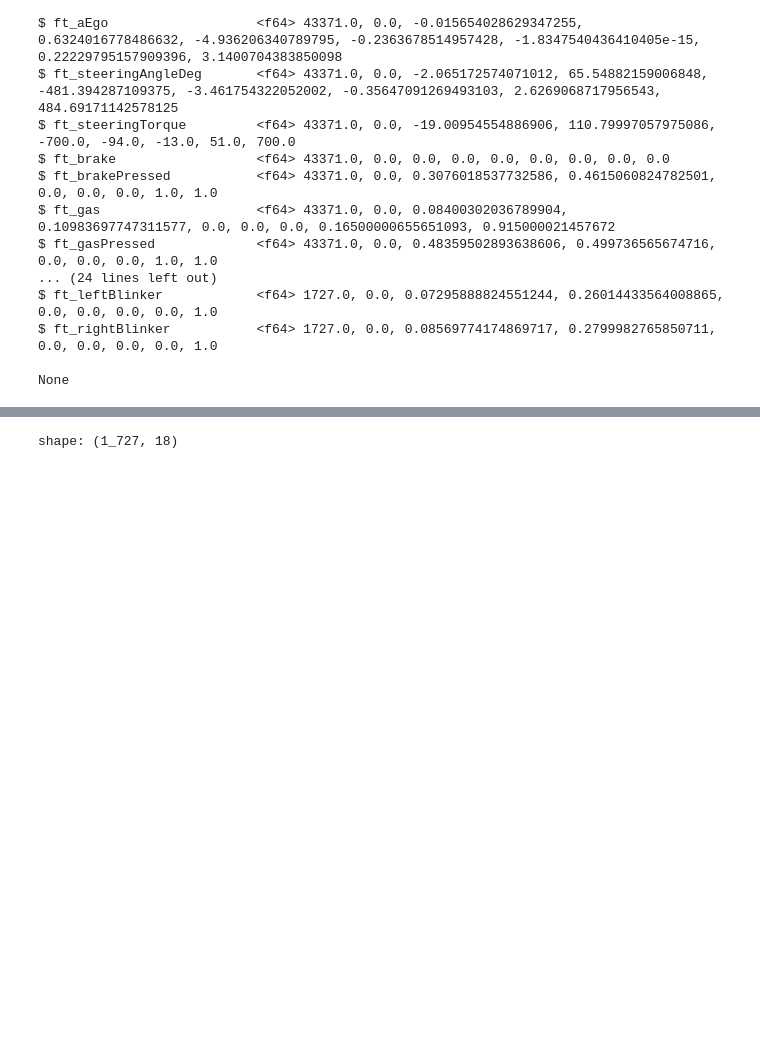
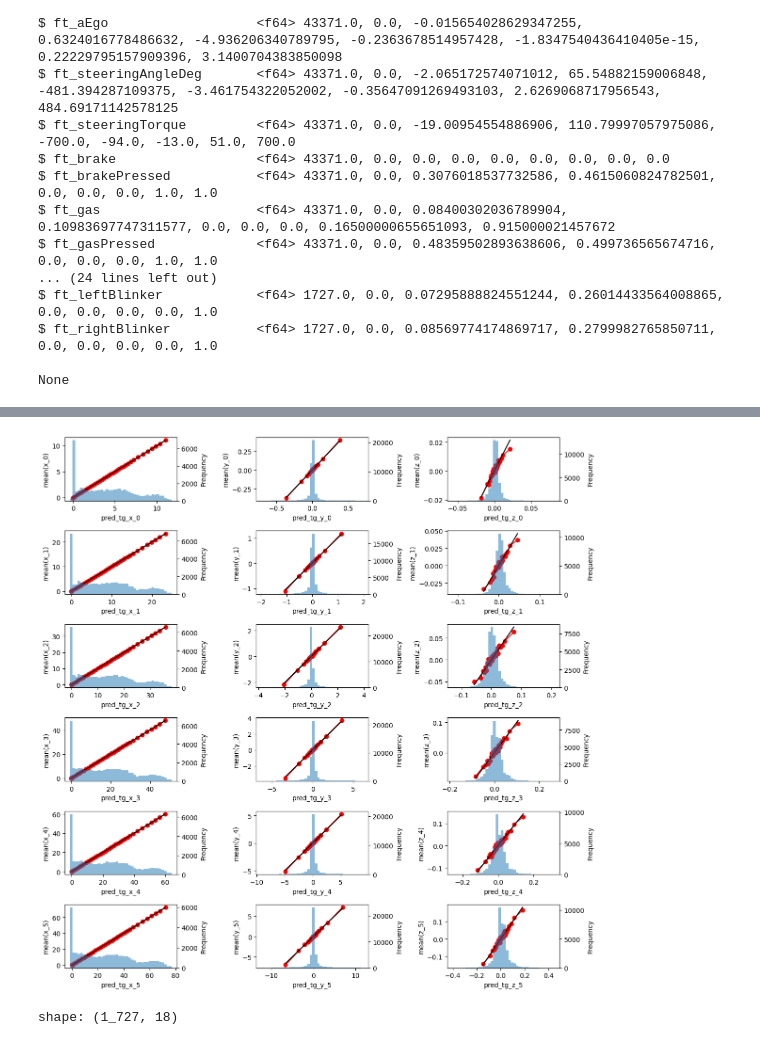
Before and after one commit to statsu1990/atmacup_18, a Jupyter notebook: experiments/main/v00/v00_00_00/main.ipynb, the cells around one changed output, grey strips where cells are left out. Saved outputs shown, nothing was run; the diff lists cells and outputs as text; code cells hidden in the pictures; blank space fills up the shorter version.

```diff
--- a/experiments/main/v00/v00_00_00/main.ipynb
+++ b/experiments/main/v00/v00_00_00/main.ipynb
@@ -291,6 +291,8 @@ And if memory is not enough, you can set `force_col_wise=true`.
 [100]   train's rmse: 0.257718  valid's rmse: 0.26972
 # %%
 oof_preds = oof_preds.select(pl.all().name.prefix("pred_"))
+pred_cols = oof_preds.columns
+
 tr_df = pl.concat([tr_df, oof_preds], how="horizontal")
 tr_df
 # %% [output]
@@ -352,6 +354,75 @@ scores
  'score_pred_tg_z_4': 0.14689820450725732,
  'score_pred_tg_z_5': 0.18033899832132438,
  'avg': 0.25101764168863683}
+# %%
+def _create_ax_calibration_curve(
+    ax: plt.Axes,
+    df: pl.DataFrame,
+    x_col: str,
+    y_col: str,
+    n_bins: int = 30,
+) -> plt.Axes:
+    """
+    キャリブレーションカーブのAxesを作成する
+
+    Args:
+        ax (plt.Axes): Axes
+        df (pl.DataFrame): データフレーム
+        x_col (str): x軸のカラム名
+        y_col (str): y軸のカラム名
+        n_bins (int): ビンの数
+
+    Returns:
+        plt.Axes: Axes
+    """
+    x_expr = pl.col(x_col)
+
+    df = df.select([x_expr, y_col])
+    df = df.with_columns(
+        ((pl.col(x_col).rank("min") - 1) // (len(df) / n_bins))
+        .clip(0, n_bins - 1)
+        .alias("bin")
+    )
+
+    bin_df = (
+        df.group_by("bin", maintain_order=True)
+        .agg(
+            pl.col(x_col).mean().alias(x_col),
+            pl.col(y_col).mean().alias(y_col),
+        )
+        .sort("bin")
+    )
+
+    # calibration curve
+    ax.plot(bin_df.get_column(x_col), bin_df.get_column(y_col), color="red", marker="o")
+    ax.plot(bin_df.get_column(x_col), bin_df.get_column(x_col), color="black")
+    ax.set_xlabel(x_col)
+    ax.set_ylabel(f"mean({y_col})")
+
+    # 第二軸にヒストグラム
+    ax2 = ax.twinx()
+    ax2.hist(df.get_column(x_col), bins=n_bins, alpha=0.5)
+    ax2.set_ylabel("Frequency")
+
+    return ax
+
+
+def plot_calibration_curve(df: pl.DataFrame, pred_cols: list[str], n_bins: int = 10):
+    tg_cols = sum([[f"x_{i}", f"y_{i}", f"z_{i}"] for i in range(6)], [])
+
+    fig, axs = plt.subplots(6, 3, figsize=(3 * 4, 6 * 2))
+
+    for i, (tg_col, pred_col) in enumerate(zip(tg_cols, pred_cols)):
+        ax = axs[i // 3, i % 3]
+        _create_ax_calibration_curve(ax, df, pred_col, tg_col, n_bins=n_bins)
+
+    plt.tight_layout()
+    plt.show()
+
+
+plot_calibration_curve(tr_df, pred_cols, n_bins=40)
+# %% [output]
+[figure, added]
 # %%
 def predict(models, df: pl.DataFrame, feature_cols: list[str]):
     tg_cols = list(models.keys())
```
Also changed, not shown: parts of 2 cells of this notebook, 1 other file.
